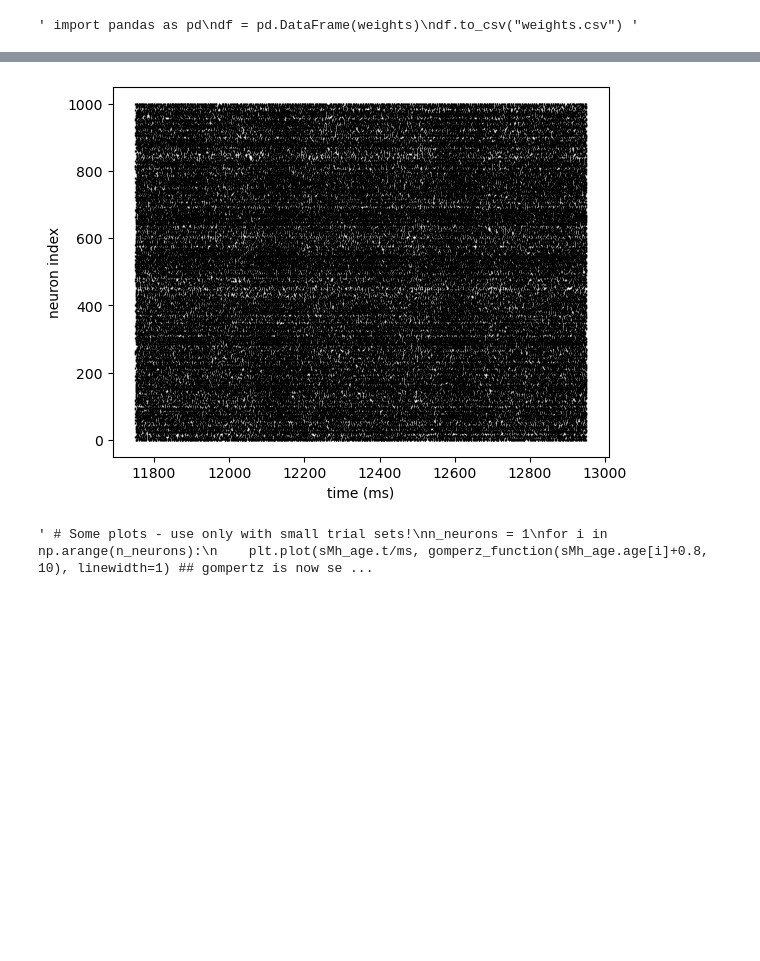
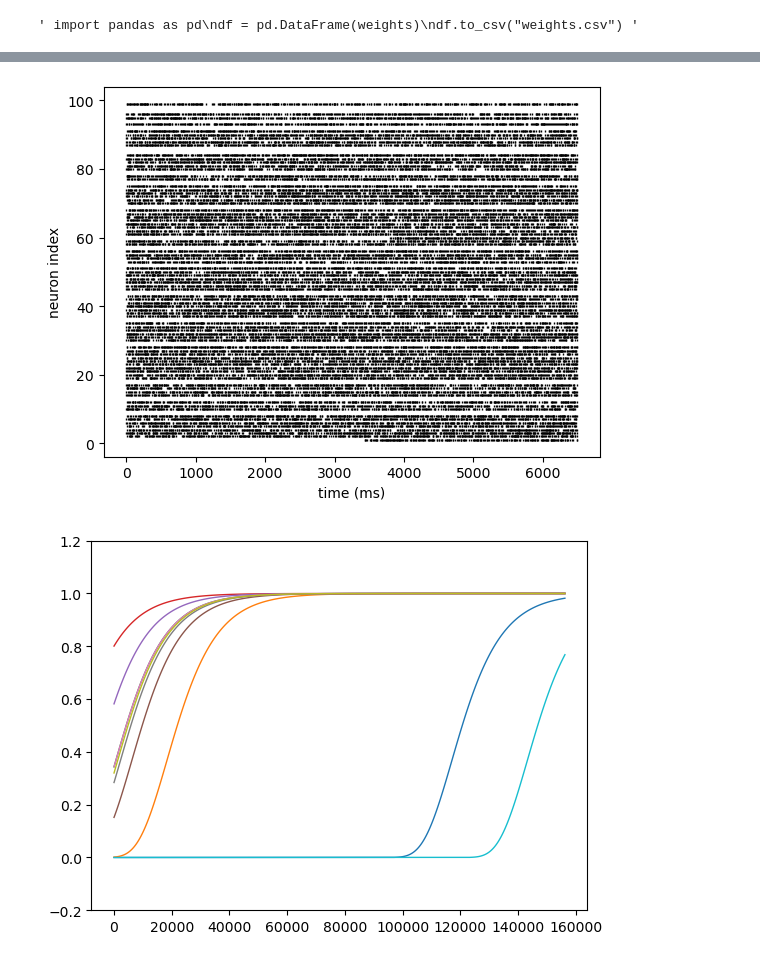
Before and after one commit to danvdm/spikingdentategyrus, a Jupyter notebook: scripts/train.ipynb, the cells around one changed output, grey strips where cells are left out. Saved outputs shown, nothing was run; the diff lists cells and outputs as text; code cells hidden in the pictures; blank space fills up the shorter version.

```diff
--- a/scripts/train.ipynb
+++ b/scripts/train.ipynb
@@ -73,7 +73,7 @@ After each group of 45 patterns, test patterns for each prototype are shown.
 In the end all test patterns are shown.
 # %%
 ## shorten ids for trials!
-Ids = Ids[0:60]
+#Ids = Ids[0:10]
 #Ids = np.repeat(Ids[1], 30).reshape(200, 30).T
 # %%
 # Create the parameters for the SRBM
@@ -93,10 +89,25 @@ sim_time = (t_sim / (dcmt*t_ref))
 # SRBM main function
 # leak helper is sensistivity ov average
 print("Starting the SRBM simulation...")
-out = main(W, b_v, b_c, b_h, Id = Ids, sim_time = sim_time, t_sim = t_sim, p_target = 1e-10,
-           sparsity_cost = 1e-4 * 0 , leak_helper = 10, dorun = True, n_classes = 5,
-            monitors = True, display=False, age_neurons = False, generations = 3,
-            connectivity_born=0.2, connectivity_mature=0.2, lock_connectivity = False) # set display to false if no lables are used
+out = main(W, b_v, b_c, b_h, Id = Ids, sim_time = sim_time, t_sim = t_sim, dorun = True, n_classes = 5,
+           monitors = True, display=False, # set display to false if no lables are used
+           # Ageing parameters:
+           p_target = 1e-10 , sparsity_cost = 0.1 * 0, # sparsity cost in learning equation
+           leak_helper = 10, # how reactive is the helper neuron that determines the average firing rate of the hidden neurons (for the sparsity cost)
+           age_neurons = True, # Should the network age in any way?
+           age_leak = False, # Should the leak conductance depend on the age of the neuron?
+           age_threshold= False, # Should the threshold depend on the age of the neuron?
+           threshold_ageing_degree = 0.5, # How much should the threshold depend on the age of the neuron?
+           set_connectivity = True, # Should the connectivity depend on the age of the neuron?
+           connectivity_born=0, connectivity_mature=0.05, # How connected are the neurons at the beginning and at the end of their life? If the same number is given, the connectivity is constant.
+           neurogenesis = True, # Should new neurons be born?
+           generations = 4, # How often are neurons reborn? Only matters if tunrover is True!
+           turnover=False, # Should neurons die?
+           prop_born= 0.2, # How many neurons are yet to be born thoughout the whole simulation? Only matters if turnover is True!
+           gompertz=[0, 1], # horizontal shift, growth rate
+           apt_wt_str = 0.25, apt_diff = 0.6, apt_age = 0.15, # weight of weight strength and differntiation and age on p_aptosis
+           n_percent_aptosis = 0.1, # percentage of neurons in aptosis ranking
+           )
 locals().update(out)
 # %% [output]
 Starting the SRBM simulation...
@@ -145,20 +160,20 @@ plt.show()
 # %%
-t_start = 49
-t_stop = 53
-precision = 1
+t_start = 1
+t_stop = 30
+precision = 0
 idx_start = np.where(np.round(Mh.t, precision) == np.round(time_points_dict["T"+str(t_start)+"_s"]/second, precision))[0][0]
 idx_stop = np.where(np.round(Mh.t, precision) == np.round(time_points_dict["T"+str(t_stop)+"_e"]/second-0.01, precision))[0][0]
 plot_raster(Mh.i[idx_start:idx_stop], Mh.t[idx_start:idx_stop], markersize=2,marker='|', color='k', mew=1)
 plt.show()
 
 
-""" # Some plots - use only with small trial sets!
-n_neurons = 1
+# Some plots - use only with small trial sets!
+n_neurons = 10
 for i in np.arange(n_neurons):
-    plt.plot(sMh_age.t/ms, gomperz_function(sMh_age.age[i]+0.8, 10), linewidth=1) ## gompertz is now set to +0.8, 10!!!
+    plt.plot(sMh_age.t/ms, sMh_age.age[i], linewidth=1)
 plt.ylim(-0.2, 1.2)
 
-plt.show() """
+plt.show()
 # %% [output]
-[figure, old version]
+[figure, new version]
-' # Some plots - use only with small trial sets!\nn_neurons = 1\nfor i in np.arange(n_neurons):\n    plt.plot(sMh_age.t/ms, gomperz_function(sMh_age.age[i]+0.8, 10), linewidth=1) ## gompertz is now se ...
+[figure, added]
```
Also changed, not shown: parts of 12 cells of this notebook, 13 other files.
